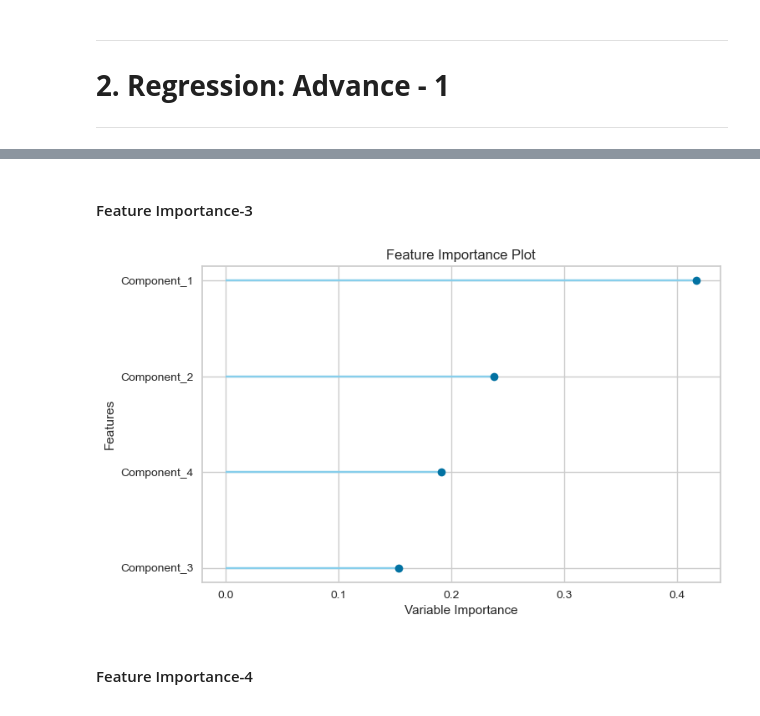
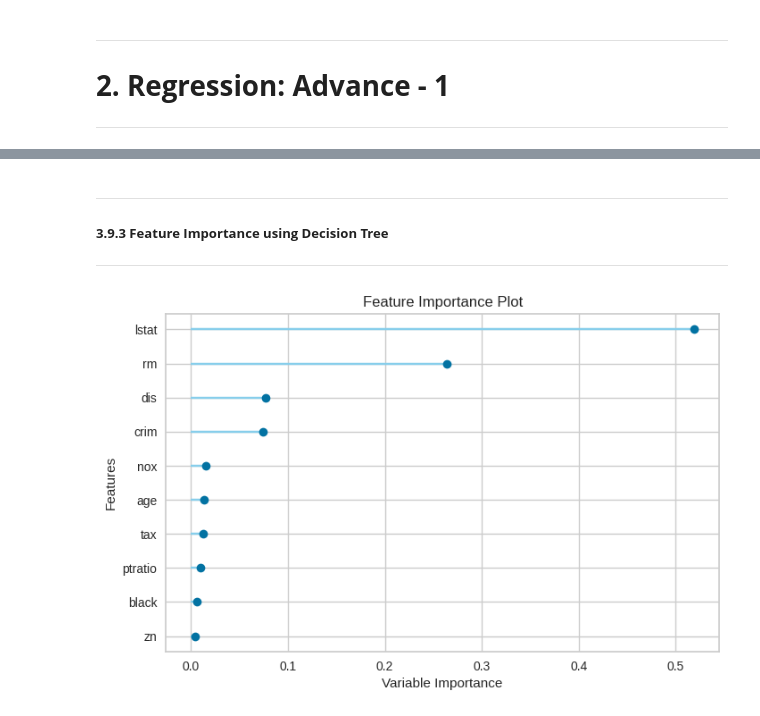
Before and after one commit to psrana/Machine-Learning-using-PyCaret, a Jupyter notebook: 02_PyCaret_for_Regression_with_Results.ipynb, the cells around one changed output, grey strips where cells are left out. Saved outputs shown, nothing was run; the diff lists cells and outputs as text; code cells hidden in the pictures.

```diff
--- a/02_PyCaret_for_Regression_with_Results.ipynb
+++ b/02_PyCaret_for_Regression_with_Results.ipynb
@@ -596,9 +612,9 @@ plot_model(model, plot='feature')
 # %% [markdown]
-#### Feature Importance-3
+---
+##### **3.9.3 Feature Importance using Decision Tree**
+---
 # %%
-model = create_model('xgboost')
+model = create_model('dt')
 plot_model(model, plot='feature')
 # %% [output]
-[figure, old version]
+[figure, new version]
-# %% [markdown]
-#### Feature Importance-4
```
Also changed, not shown: parts of 88 cells of this notebook.
